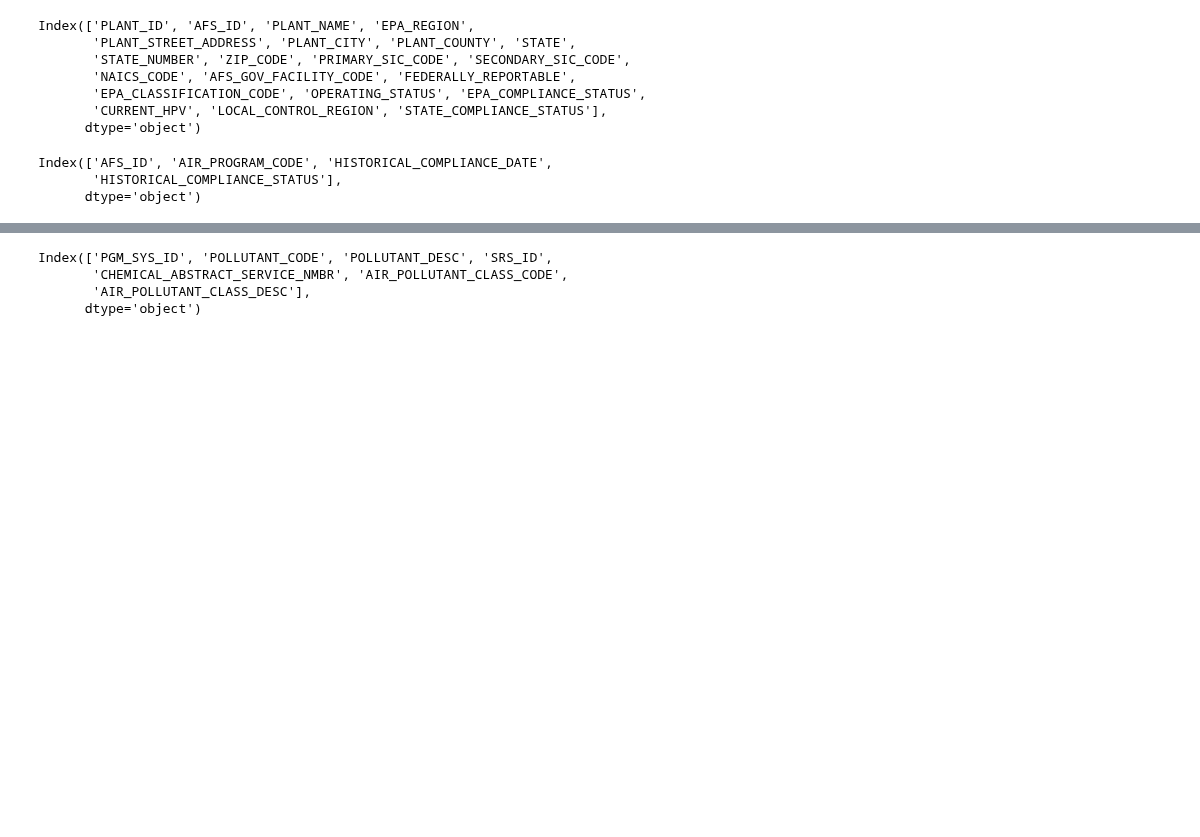
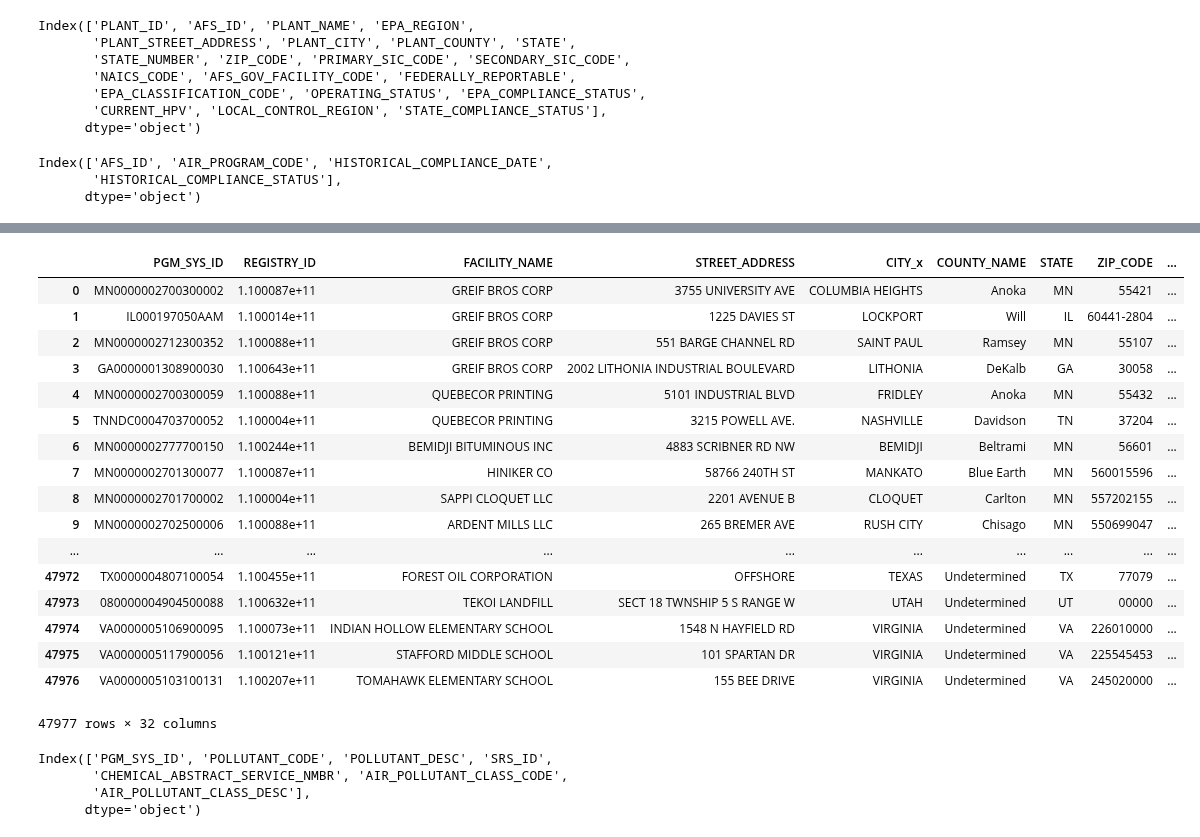
Before and after one commit to Aycrazy/ML_Project, a Jupyter notebook: ICIS_explore_2.ipynb, the cells around one changed output, grey strips where cells are left out. Drawn from its saved outputs; the diff is of its cells as text; code cells hidden in the pictures; blank space fills up the shorter version.

```diff
--- a/ICIS_explore_2.ipynb
+++ b/ICIS_explore_2.ipynb
@@ -213,3 +240,24 @@ icis_facilities = read_file('data/ICIS_FACILITIES.csv')
+# %%
+facilities.merge(icis_facilities, how='inner', on='FACILITY_NAME').
+# %% [output]
+|  | PGM_SYS_ID | REGISTRY_ID | FACILITY_NAME | STREET_ADDRESS | CITY_x | COUNTY_NAME | STATE | ZIP_CODE | ... |
+| 0 | MN0000002700300002 | 1.100087e+11 | GREIF BROS CORP | 3755 UNIVERSITY AVE | COLUMBIA HEIGHTS | Anoka | MN | 55421 | ... |
+| 1 | IL000197050AAM | 1.100014e+11 | GREIF BROS CORP | 1225 DAVIES ST | LOCKPORT | Will | IL | 60441-2804 | ... |
+| 2 | MN0000002712300352 | 1.100088e+11 | GREIF BROS CORP | 551 BARGE CHANNEL RD | SAINT PAUL | Ramsey | MN | 55107 | ... |
+| 3 | GA0000001308900030 | 1.100643e+11 | GREIF BROS CORP | 2002 LITHONIA INDUSTRIAL BOULEVARD | LITHONIA | DeKalb | GA | 30058 | ... |
+| 4 | MN0000002700300059 | 1.100088e+11 | QUEBECOR PRINTING | 5101 INDUSTRIAL BLVD | FRIDLEY | Anoka | MN | 55432 | ... |
+| 5 | TNNDC0004703700052 | 1.100004e+11 | QUEBECOR PRINTING | 3215 POWELL AVE. | NASHVILLE | Davidson | TN | 37204 | ... |
+| 6 | MN0000002777700150 | 1.100244e+11 | BEMIDJI BITUMINOUS INC | 4883 SCRIBNER RD NW | BEMIDJI | Beltrami | MN | 56601 | ... |
+| 7 | MN0000002701300077 | 1.100087e+11 | HINIKER CO | 58766 240TH ST | MANKATO | Blue Earth | MN | 560015596 | ... |
+| 8 | MN0000002701700002 | 1.100004e+11 | SAPPI CLOQUET LLC | 2201 AVENUE B | CLOQUET | Carlton | MN | 557202155 | ... |
+| 9 | MN0000002702500006 | 1.100088e+11 | ARDENT MILLS LLC | 265 BREMER AVE | RUSH CITY | Chisago | MN | 550699047 | ... |
+| ... | ... | ... | ... | ... | ... | ... | ... | ... | ... |
+| 47972 | TX0000004807100054 | 1.100455e+11 | FOREST OIL CORPORATION | OFFSHORE | TEXAS | Undetermined | TX | 77079 | ... |
+| 47973 | 080000004904500088 | 1.100632e+11 | TEKOI LANDFILL | SECT 18 TWNSHIP 5 S RANGE W | UTAH | Undetermined | UT | 00000 | ... |
+| 47974 | VA0000005106900095 | 1.100073e+11 | INDIAN HOLLOW ELEMENTARY SCHOOL | 1548 N HAYFIELD RD | VIRGINIA | Undetermined | VA | 226010000 | ... |
+| 47975 | VA0000005117900056 | 1.100121e+11 | STAFFORD MIDDLE SCHOOL | 101 SPARTAN DR | VIRGINIA | Undetermined | VA | 225545453 | ... |
+| 47976 | VA0000005103100131 | 1.100207e+11 | TOMAHAWK ELEMENTARY SCHOOL | 155 BEE DRIVE | VIRGINIA | Undetermined | VA | 245020000 | ... |
+47977 rows × 32 columns
 # %%
 pollutants = read_file('data/ICIS-AIR_downloads/ICIS-AIR_POLLUTANTS.csv')
 # %%
```
Also changed, not shown: parts of 4 cells of this notebook, 21 other files.
